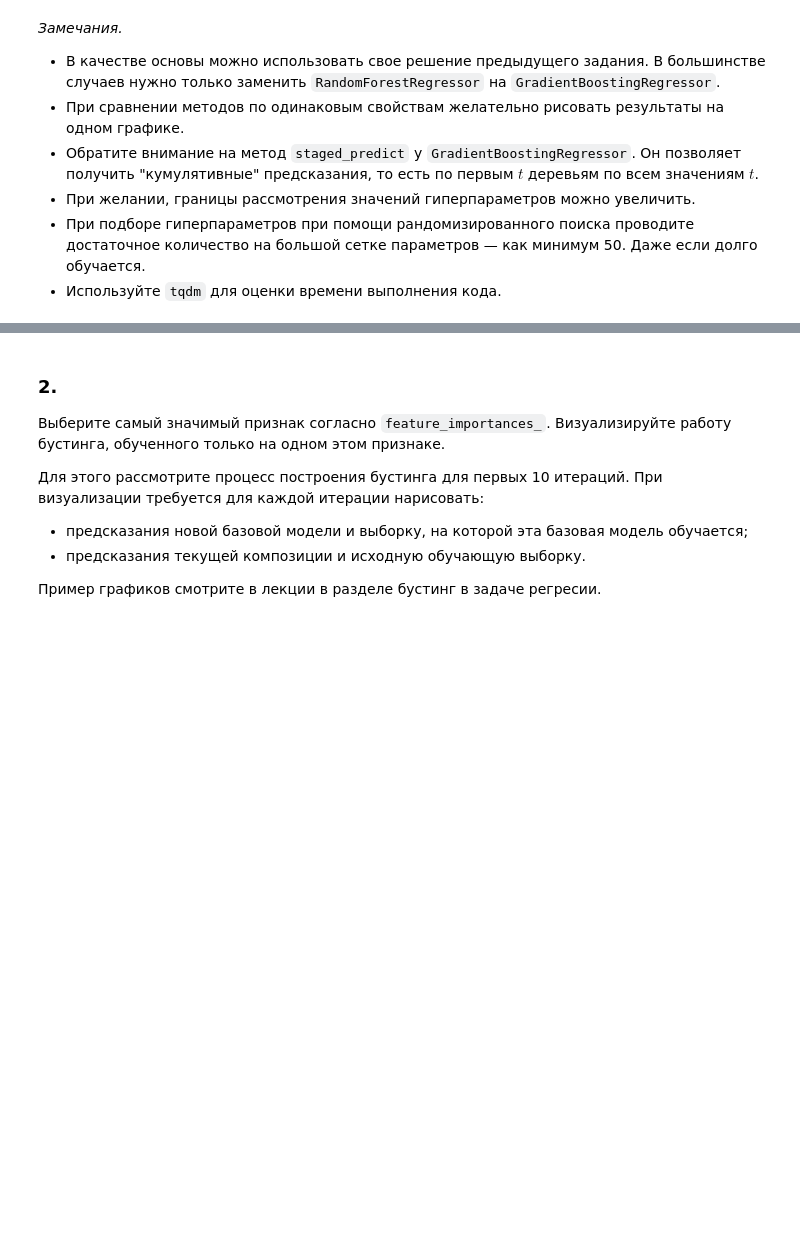
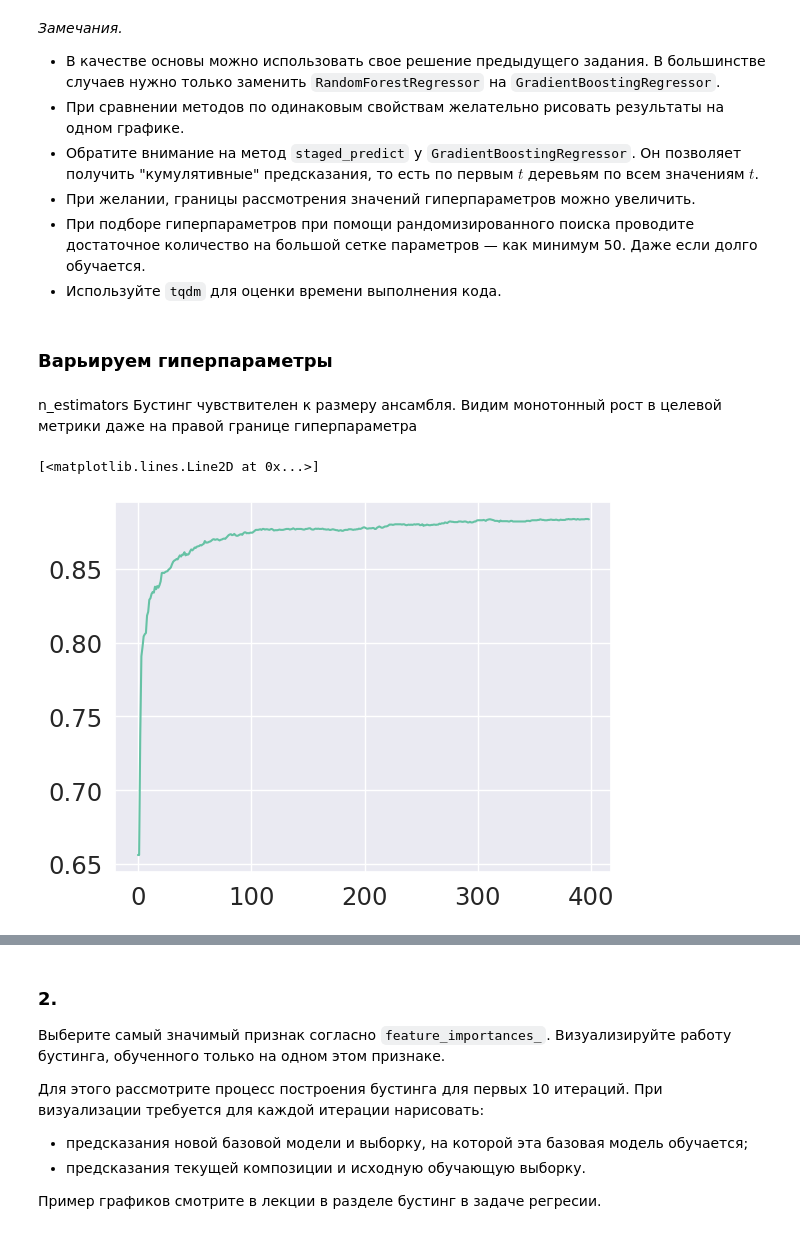
Before and after one commit to NMashalov/2023_OpenMipt_course, a Jupyter notebook: lesson7/dz7.ipynb, the cells around one changed output, grey strips where cells are left out. Saved outputs shown, nothing was run; the diff lists cells and outputs as text; code cells hidden in the pictures; blank space fills up the shorter version.

```diff
--- a/lesson7/dz7.ipynb
+++ b/lesson7/dz7.ipynb
@@ -157,0 +197,17 @@ X, y = data.drop("RMSD", axis=1), data.RMSD
+# %%
+cols = [
+    "fLength",
+    "fWidth",
+    "fSize",
+    "fConc",
+    "fConc1",
+    "fAsym",
+    "fM3Long",
+    "fM3Trans",
+    "fAlpha",
+    "fDist",
+    "class"
+]
+
+df = pd.read_csv('magic04.data',header=None)
+df.columns = cols
@@ -158,3 +237,6 @@ X, y = data.drop("RMSD", axis=1), data.RMSD
+# %%
+X, y= df.iloc[:,:-1],df.iloc[:,-1]
+X_train,X_test,y_train,y_test = train_test_split(X, y)
 # %% [markdown]
 ### 1.
 
@@ -179,0 +265,16 @@ X, y = data.drop("RMSD", axis=1), data.RMSD
+# %% [markdown]
+### Варьируем гиперпараметры
+# %% [markdown]
+n_estimators
+Бустинг чувствителен к размеру ансамбля. Видим монотонный рост в целевой метрики даже на правой границе гиперпараметра
+# %%
+gb = GradientBoostingClassifier(n_estimators=400).fit(X_train,y_train)
+estimators = gb.estimators_
+acc_n_est = []
+for i in range(1,len(estimators)):
+    gb.estimators_ = estimators[:i]
+    acc_n_est.append(gb.score(X_test,y_test))
+plt.plot(acc_n_est)
+# %% [output]
+[<matplotlib.lines.Line2D at 0x...>]
+[figure, added]
```
Also changed, not shown: parts of 67 cells of this notebook.
